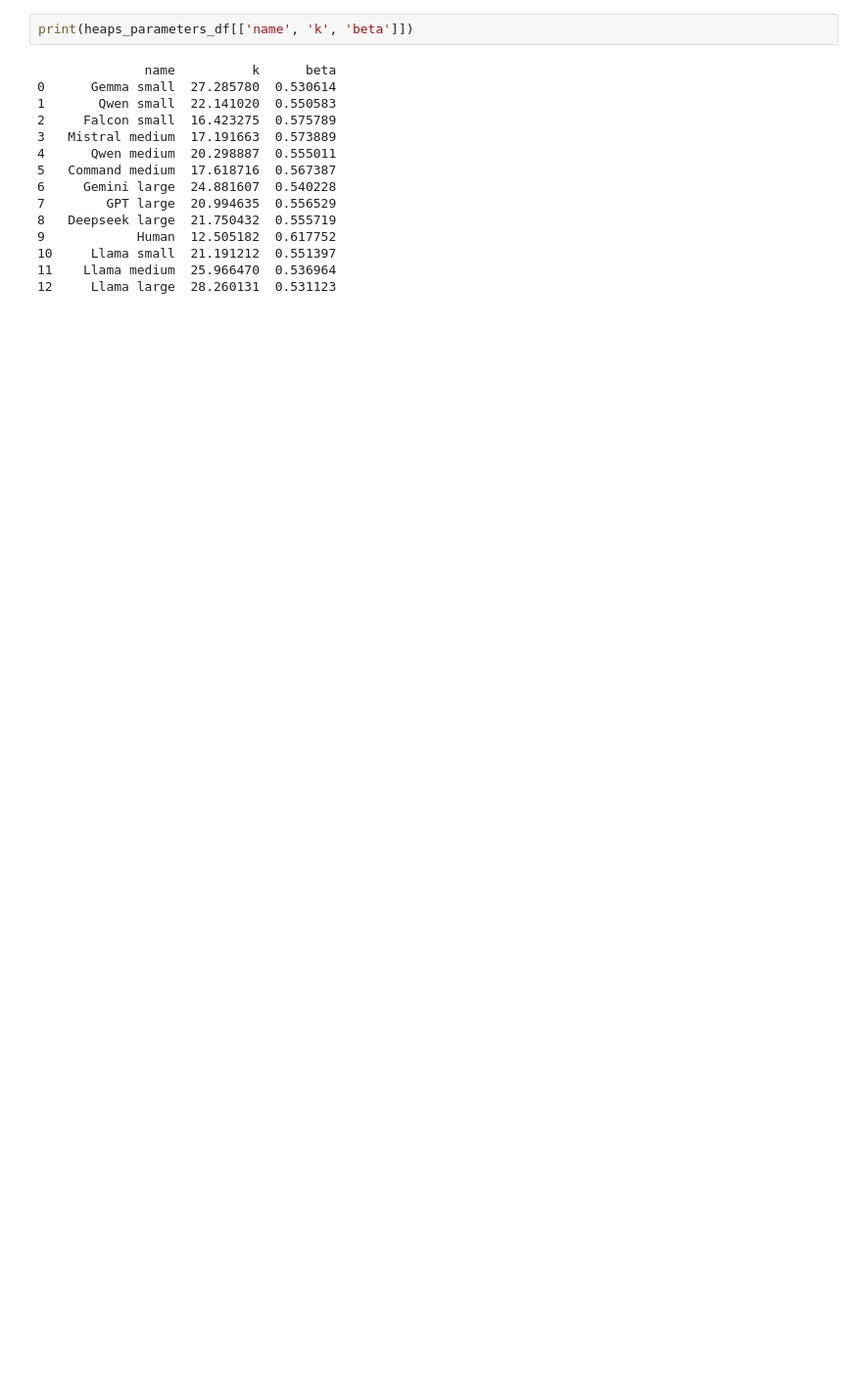
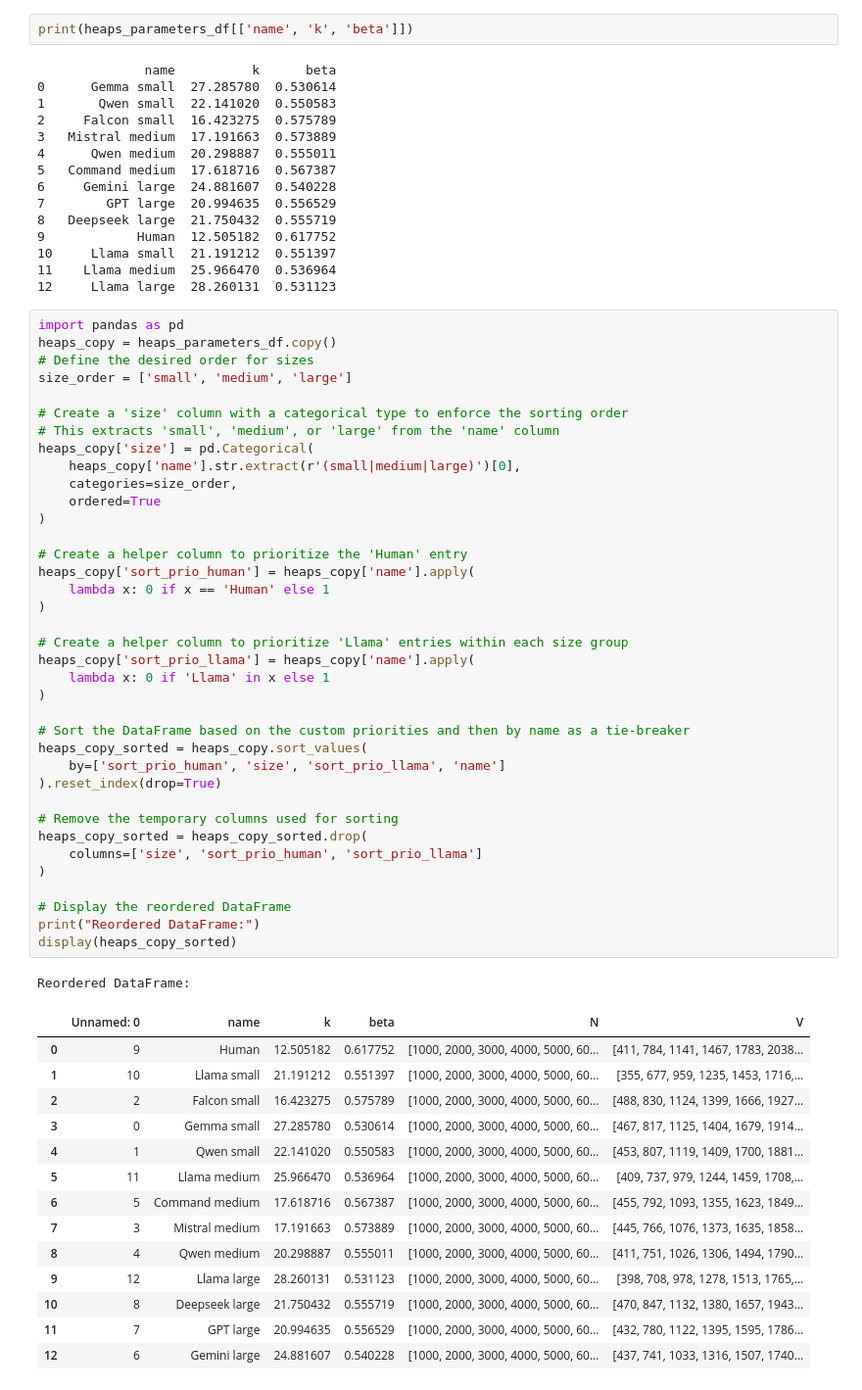
Before and after one commit to maxschaffelder/synthetic_data_diversity, a Jupyter notebook: data_analysis/lexical_diversity/heaps_law.ipynb, the cells around one changed output. Shown at 98% size. Drawn from its saved outputs; the diff is of its cells as text; blank space fills up the shorter version.

```diff
--- a/data_analysis/lexical_diversity/heaps_law.ipynb
+++ b/data_analysis/lexical_diversity/heaps_law.ipynb
@@ -546,3 +549,56 @@ print(heaps_parameters_df[['name', 'k', 'beta']])
 10     Llama small  21.191212  0.551397
 11    Llama medium  25.966470  0.536964
 12     Llama large  28.260131  0.531123
+# %%
+import pandas as pd
+heaps_copy = heaps_parameters_df.copy()
+# Define the desired order for sizes
+size_order = ['small', 'medium', 'large']
+
+# Create a 'size' column with a categorical type to enforce the sorting order
+# This extracts 'small', 'medium', or 'large' from the 'name' column
+heaps_copy['size'] = pd.Categorical(
+    heaps_copy['name'].str.extract(r'(small|medium|large)')[0],
+    categories=size_order,
+    ordered=True
+)
+
+# Create a helper column to prioritize the 'Human' entry
+heaps_copy['sort_prio_human'] = heaps_copy['name'].apply(
+    lambda x: 0 if x == 'Human' else 1
+)
+
+# Create a helper column to prioritize 'Llama' entries within each size group
+heaps_copy['sort_prio_llama'] = heaps_copy['name'].apply(
+    lambda x: 0 if 'Llama' in x else 1
+)
+
+# Sort the DataFrame based on the custom priorities and then by name as a tie-breaker
+heaps_copy_sorted = heaps_copy.sort_values(
+    by=['sort_prio_human', 'size', 'sort_prio_llama', 'name']
+).reset_index(drop=True)
+
+# Remove the temporary columns used for sorting
+heaps_copy_sorted = heaps_copy_sorted.drop(
+    columns=['size', 'sort_prio_human', 'sort_prio_llama']
+)
+
+# Display the reordered DataFrame
+print("Reordered DataFrame:")
+display(heaps_copy_sorted)
+# %% [output]
+Reordered DataFrame:
+|  | Unnamed: 0 | name | k | beta | N | V |
+| 0 | 9 | Human | 12.505182 | 0.617752 | [1000, 2000, 3000, 4000, 5000, 60... | [411, 784, 1141, 1467, 1783, 2038... |
+| 1 | 10 | Llama small | 21.191212 | 0.551397 | [1000, 2000, 3000, 4000, 5000, 60... | [355, 677, 959, 1235, 1453, 1716,... |
+| 2 | 2 | Falcon small | 16.423275 | 0.575789 | [1000, 2000, 3000, 4000, 5000, 60... | [488, 830, 1124, 1399, 1666, 1927... |
+| 3 | 0 | Gemma small | 27.285780 | 0.530614 | [1000, 2000, 3000, 4000, 5000, 60... | [467, 817, 1125, 1404, 1679, 1914... |
+| 4 | 1 | Qwen small | 22.141020 | 0.550583 | [1000, 2000, 3000, 4000, 5000, 60... | [453, 807, 1119, 1409, 1700, 1881... |
+| 5 | 11 | Llama medium | 25.966470 | 0.536964 | [1000, 2000, 3000, 4000, 5000, 60... | [409, 737, 979, 1244, 1459, 1708,... |
+| 6 | 5 | Command medium | 17.618716 | 0.567387 | [1000, 2000, 3000, 4000, 5000, 60... | [455, 792, 1093, 1355, 1623, 1849... |
+| 7 | 3 | Mistral medium | 17.191663 | 0.573889 | [1000, 2000, 3000, 4000, 5000, 60... | [445, 766, 1076, 1373, 1635, 1858... |
+| 8 | 4 | Qwen medium | 20.298887 | 0.555011 | [1000, 2000, 3000, 4000, 5000, 60... | [411, 751, 1026, 1306, 1494, 1790... |
+| 9 | 12 | Llama large | 28.260131 | 0.531123 | [1000, 2000, 3000, 4000, 5000, 60... | [398, 708, 978, 1278, 1513, 1765,... |
+| 10 | 8 | Deepseek large | 21.750432 | 0.555719 | [1000, 2000, 3000, 4000, 5000, 60... | [470, 847, 1132, 1380, 1657, 1943... |
+| 11 | 7 | GPT large | 20.994635 | 0.556529 | [1000, 2000, 3000, 4000, 5000, 60... | [432, 780, 1122, 1395, 1595, 1786... |
+| 12 | 6 | Gemini large | 24.881607 | 0.540228 | [1000, 2000, 3000, 4000, 5000, 60... | [437, 741, 1033, 1316, 1507, 1740... |
```
Also changed, not shown: parts of 3 cells of this notebook.
